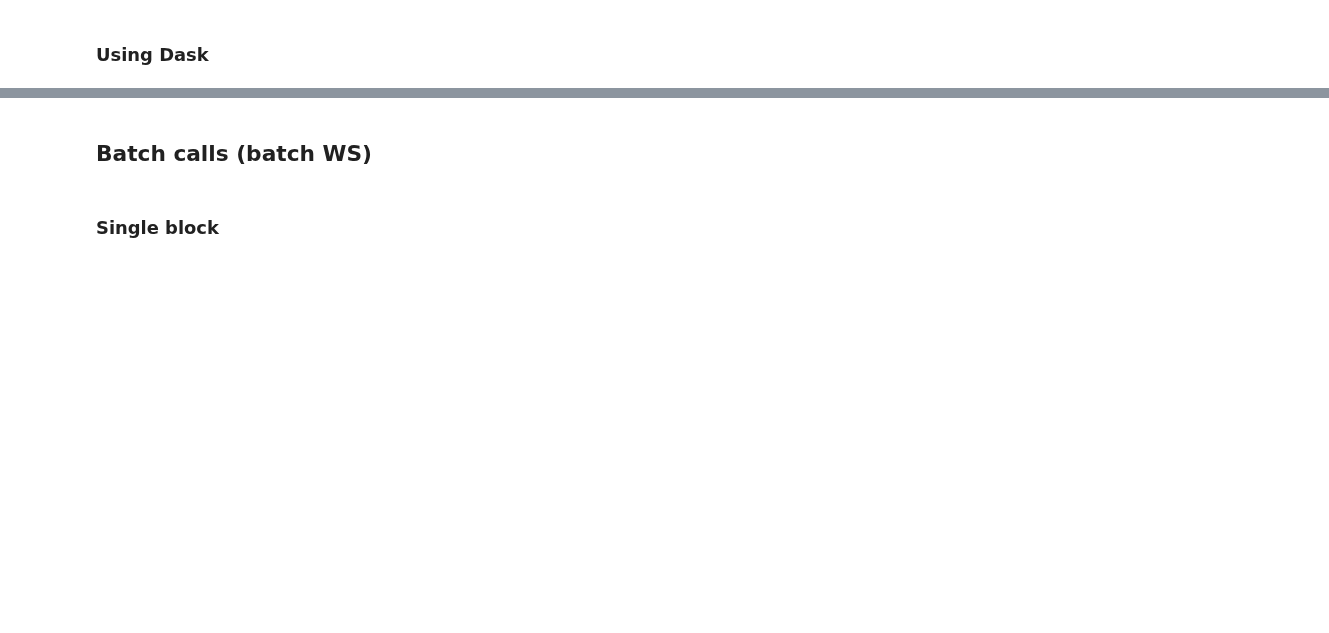
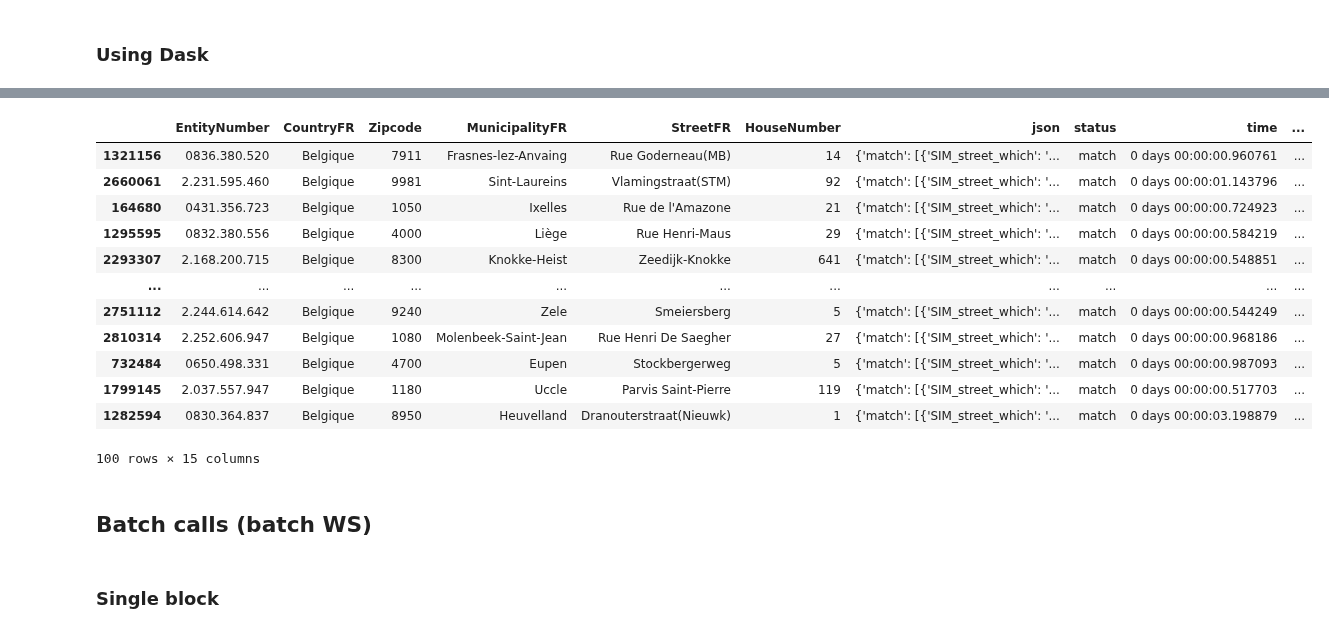
Before and after one commit to SmalsResearch/NominatimWrapper, a Jupyter notebook: AddressCleanserREST_test.ipynb, the cells around one changed output, grey strips where cells are left out. Drawn from its saved outputs; the diff is of its cells as text; code cells hidden in the pictures; blank space fills up the shorter version.

```diff
--- a/AddressCleanserREST_test.ipynb
+++ b/AddressCleanserREST_test.ipynb
@@ -149,5 +150,21 @@ with ProgressBar():
 # %%
 expand_json(addresses)
+# %%
+addresses
+# %% [output]
+|  | EntityNumber | CountryFR | Zipcode | MunicipalityFR | StreetFR | HouseNumber | json | status | time | ... |
+| 1321156 | 0836.380.520 | Belgique | 7911 | Frasnes-lez-Anvaing | Rue Goderneau(MB) | 14 | {'match': [{'SIM_street_which': '... | match | 0 days 00:00:00.960761 | ... |
+| 2660061 | 2.231.595.460 | Belgique | 9981 | Sint-Laureins | Vlamingstraat(STM) | 92 | {'match': [{'SIM_street_which': '... | match | 0 days 00:00:01.143796 | ... |
+| 164680 | 0431.356.723 | Belgique | 1050 | Ixelles | Rue de l'Amazone | 21 | {'match': [{'SIM_street_which': '... | match | 0 days 00:00:00.724923 | ... |
+| 1295595 | 0832.380.556 | Belgique | 4000 | Liège | Rue Henri-Maus | 29 | {'match': [{'SIM_street_which': '... | match | 0 days 00:00:00.584219 | ... |
+| 2293307 | 2.168.200.715 | Belgique | 8300 | Knokke-Heist | Zeedijk-Knokke | 641 | {'match': [{'SIM_street_which': '... | match | 0 days 00:00:00.548851 | ... |
+| ... | ... | ... | ... | ... | ... | ... | ... | ... | ... | ... |
+| 2751112 | 2.244.614.642 | Belgique | 9240 | Zele | Smeiersberg | 5 | {'match': [{'SIM_street_which': '... | match | 0 days 00:00:00.544249 | ... |
+| 2810314 | 2.252.606.947 | Belgique | 1080 | Molenbeek-Saint-Jean | Rue Henri De Saegher | 27 | {'match': [{'SIM_street_which': '... | match | 0 days 00:00:00.968186 | ... |
+| 732484 | 0650.498.331 | Belgique | 4700 | Eupen | Stockbergerweg | 5 | {'match': [{'SIM_street_which': '... | match | 0 days 00:00:00.987093 | ... |
+| 1799145 | 2.037.557.947 | Belgique | 1180 | Uccle | Parvis Saint-Pierre | 119 | {'match': [{'SIM_street_which': '... | match | 0 days 00:00:00.517703 | ... |
+| 1282594 | 0830.364.837 | Belgique | 8950 | Heuvelland | Dranouterstraat(Nieuwk) | 1 | {'match': [{'SIM_street_which': '... | match | 0 days 00:00:03.198879 | ... |
+100 rows × 15 columns
 # %% [markdown]
 ## Batch calls (batch WS)
 # %% [markdown]
```
Also changed, not shown: parts of 10 cells of this notebook, 11 other files.
